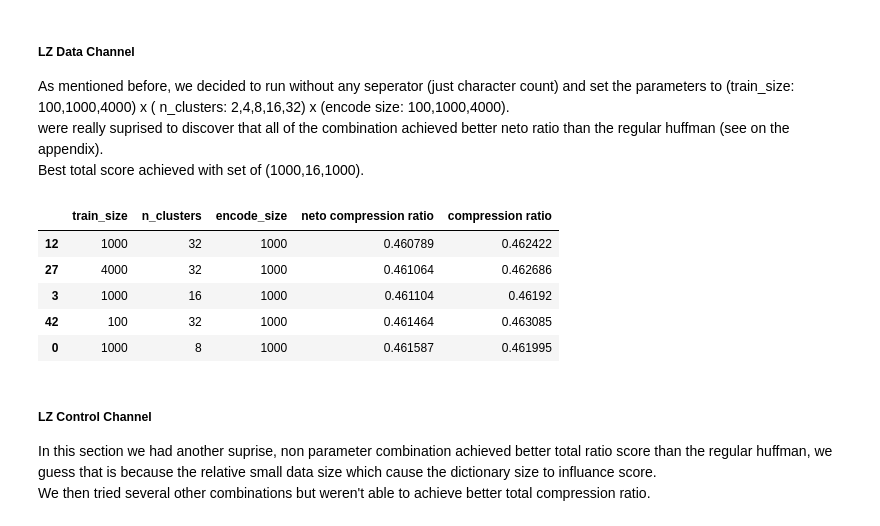
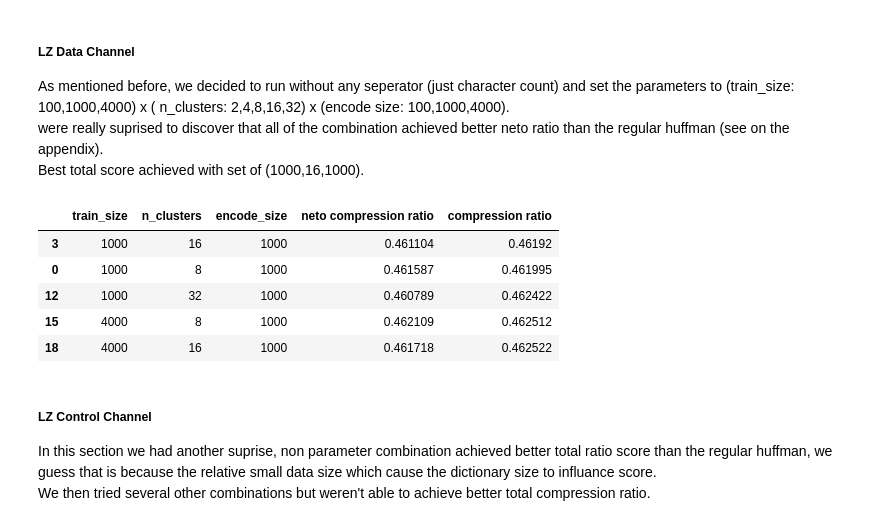
Before and after one commit to nyutal/049063-Information-in-Storage-Devices-Final-Project, a Jupyter notebook: src/nadavedit.ipynb, the cells around one changed output. Saved outputs shown, nothing was run; the diff lists cells and outputs as text; code cells hidden in the pictures.

```diff
--- a/src/nadavedit.ipynb
+++ b/src/nadavedit.ipynb
@@ -1083,20 +1083,20 @@ Best total score achieved with set of (1000,16,1000).
 # %%
 EXP_2_RUN_OR_WALK_DATA_RESULTS = '../output/experiments/exp2/exp2_run_or_walk_data_results.txt'
 train_sizes = [100,1000,4000]
 n_cluster_sizes = [2,4,8,16,32]
 encode_sizes = [100,1000,4000]
 
 run_or_walk_data_results = evaluate_clustered_huffman(RUN_OR_WALK_LZ_DATA_PATH, None, [], train_sizes, n_cluster_sizes, encode_sizes, EXP_2_RUN_OR_WALK_DATA_RESULTS)
 run_or_walk_data_df = get_df_result(run_or_walk_data_results)
 
-result_style_chain(run_or_walk_data_df, run_or_walk_data_ratio, apply_max=False, max_idx=5)
+result_style_chain(run_or_walk_data_df, run_or_walk_data_total_ratio, sorter='compression ratio', apply_max=False, max_idx=5)
 # %% [output]
 |  | train_size | n_clusters | encode_size | neto compression ratio | compression ratio |
+| 3 | 1000 | 16 | 1000 | 0.461104 | 0.46192 |
+| 0 | 1000 | 8 | 1000 | 0.461587 | 0.461995 |
 | 12 | 1000 | 32 | 1000 | 0.460789 | 0.462422 |
-| 27 | 4000 | 32 | 1000 | 0.461064 | 0.462686 |
-| 3 | 1000 | 16 | 1000 | 0.461104 | 0.46192 |
-| 42 | 100 | 32 | 1000 | 0.461464 | 0.463085 |
-| 0 | 1000 | 8 | 1000 | 0.461587 | 0.461995 |
+| 15 | 4000 | 8 | 1000 | 0.462109 | 0.462512 |
+| 18 | 4000 | 16 | 1000 | 0.461718 | 0.462522 |
 # %% [markdown]
 ##### LZ Control Channel
 In this section we had another suprise, non parameter combination achieved better total ratio score than the regular huffman, we guess that is because the relative small data size which cause the dictionary size to influance score.
```
Also changed, not shown: parts of 3 cells of this notebook, 10 other files.
